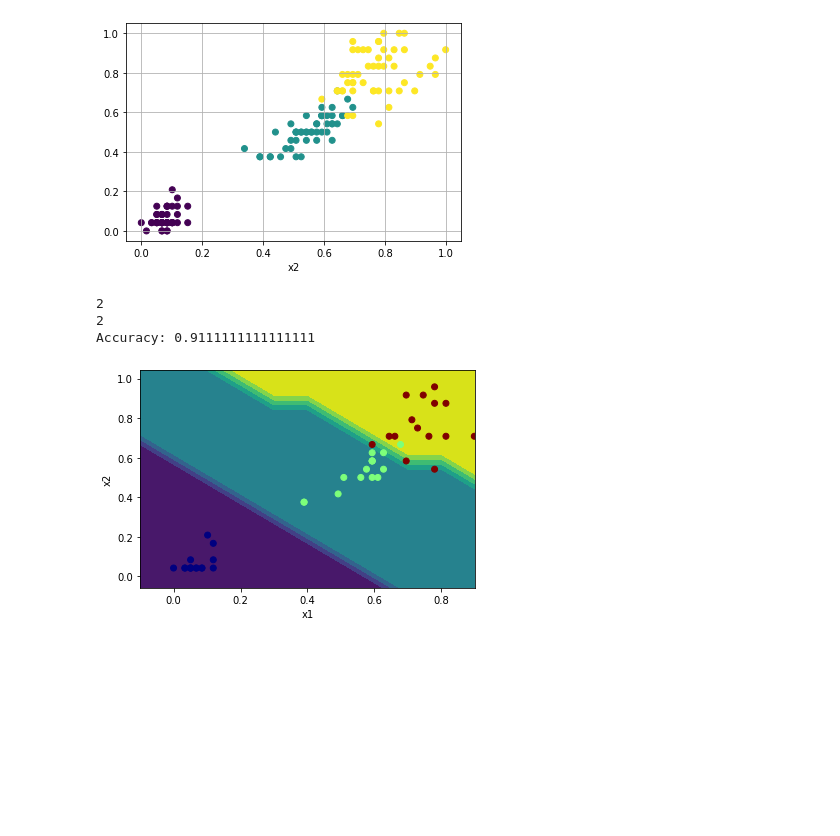
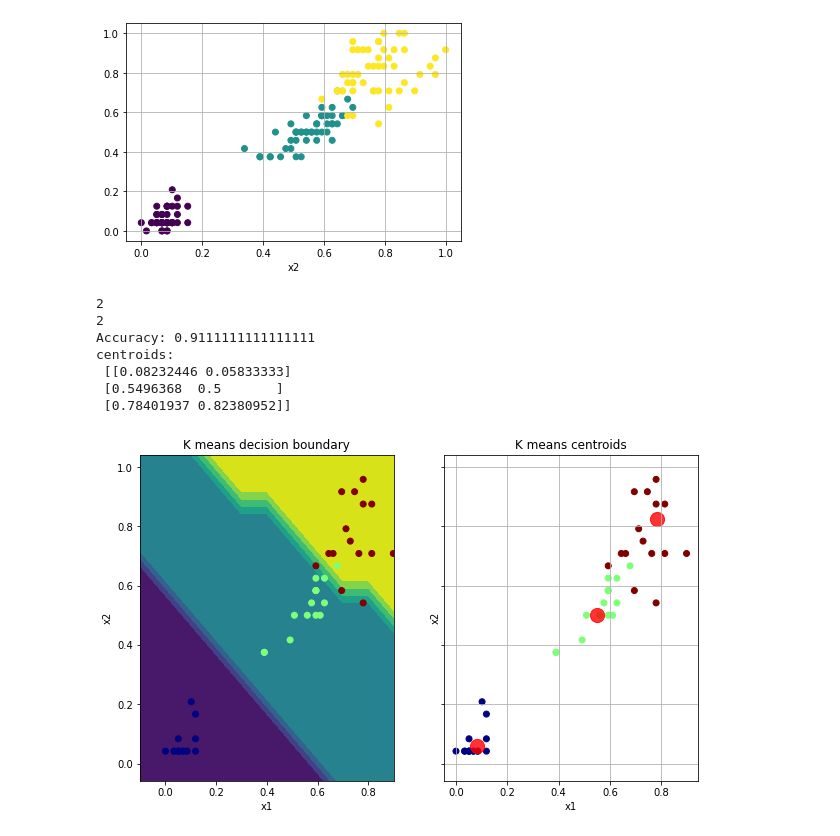
Before and after one commit to ibribr/ML, a Jupyter notebook: KMC_IRIS.ipynb, the cells around one changed output. Cells and saved outputs as stored; diff of their text form; code cells hidden in the pictures; blank space fills up the shorter version.

```diff
--- a/KMC_IRIS.ipynb
+++ b/KMC_IRIS.ipynb
@@ -34,6 +34,7 @@ kmeans = KMeans(n_clusters=3, max_iter=1200, algorithm = 'auto', random_state=7)
 
 #Train the model using the training sets
 kmeans.fit(xtrain)
+centroids = kmeans.cluster_centers_
 
 #Predict the response for test dataset
 ypred = kmeans.predict(xtest)
@@ -42,24 +43,39 @@ print(ytest[0,])
 
 # Model Accuracy, how often is the classifier correct?
 print("Accuracy:", accuracy_score(ytest, ypred))
+print('centroids:\n', centroids)
 # %% [output]
 2
 2
 Accuracy: 0.9111111111111111
+centroids:
+ [[0.08232446 0.05833333]
+ [0.5496368  0.5       ]
+ [0.78401937 0.82380952]]
 # %%
 # plot decision boundary
 x1 = np.arange(xtest[:,0].min()-0.1, xtest[:,0].max()+0.1, 0.1)
 x2 = np.arange(xtest[:,1].min()-0.1, xtest[:,1].max()+0.1, 0.1)
 x1g, x2g = np.meshgrid(x1, x2)
 z = kmeans.predict(np.array([x1g.flatten(), x2g.flatten()]).T)
 
-plt.figure()
-plt.contourf(x1g, x2g, z.reshape(x1g.shape))
+fig, (ax1, ax2) = plt.subplots(1,2, sharey=True, figsize=(10,6))
+ax1.set_title('K means decision boundary')
+ax1.contourf(x1g, x2g, z.reshape(x1g.shape))
 
 #plot the scatter plot of the dataset
-plt.scatter(xtest[:,0],xtest[:,1], c=ytest, cmap=cm.jet)
-plt.xlabel('x1')
-plt.ylabel('x2')
+ax1.scatter(xtest[:,0],xtest[:,1], c=ytest, cmap=cm.jet)
+ax1.set_xlabel('x1')
+ax1.set_ylabel('x2')
+
+#plot the scatter plot of the dataset
+ax2.set_title('K means centroids')
+ax2.scatter(xtest[:,0],xtest[:,1], c=ytest, cmap=cm.jet)
+ax2.scatter(centroids[:,0],centroids[:,1], s=200, c= 'red', alpha=0.8)
+ax2.set_xlabel('x1')
+ax2.set_ylabel('x2')
+ax2.grid()
+
 plt.show()
 # %% [output]
-[figure, old version]
+[figure, new version]
```
